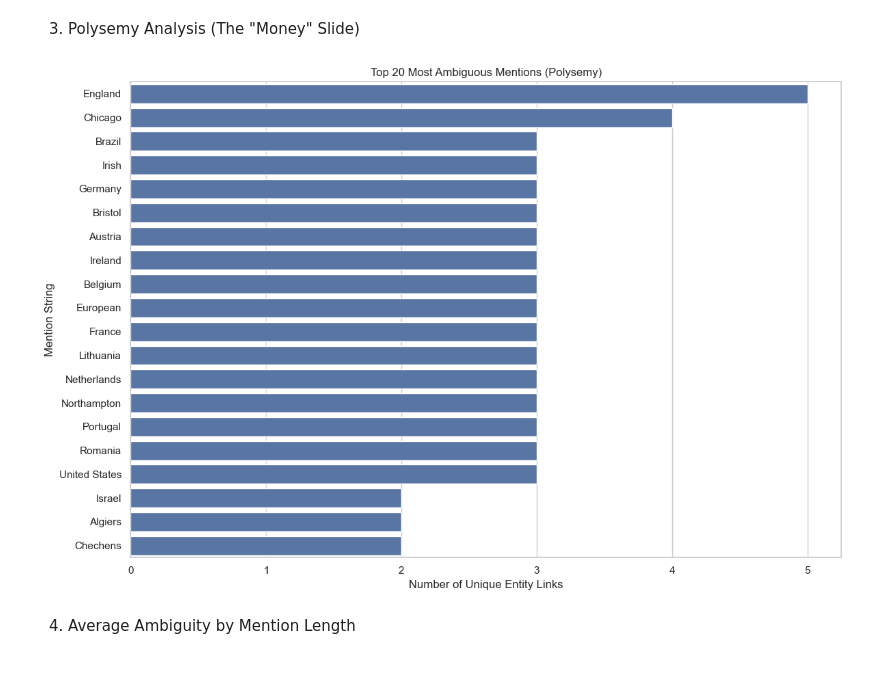
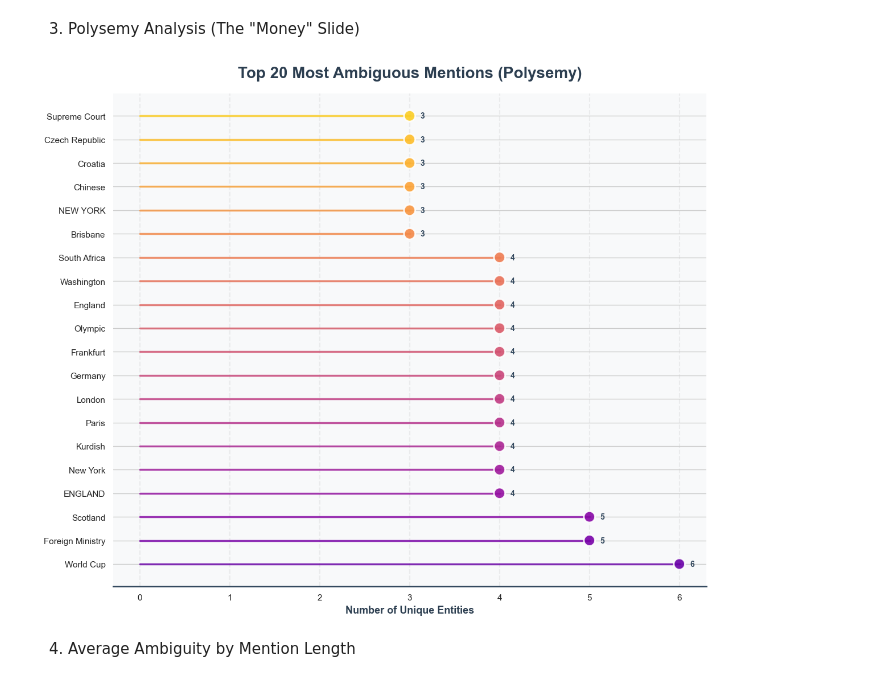
Before and after one commit to chihab4real/Clarify-and-Link, a Jupyter notebook: aida_analysis.ipynb, the cells around one changed output. Cells and saved outputs as stored; diff of their text form; code cells hidden in the pictures.

```diff
--- a/aida_analysis.ipynb
+++ b/aida_analysis.ipynb
@@ -64,20 +135,45 @@ print("   High frequency often correlates with ambiguity - 'US' could be country
 # %% [markdown]
 3. Polysemy Analysis (The "Money" Slide)
-# %%
-polysemy_df = df.groupby('mention')['Wikipedia_title'].nunique().sort_values(ascending=False)
-plt.figure(figsize=(12, 8))
-top_20_ambiguous = polysemy_df.head(20)
-sns.barplot(x=top_20_ambiguous.values, y=top_20_ambiguous.index, orient='h', palette='rocket')
-plt.title('Top 20 Most Ambiguous Mentions (Polysemy)')
-plt.xlabel('Number of Unique Entity Links')
-plt.ylabel('Mention String')
-plt.tight_layout()
-plt.show()
-
-print(f"\nMost ambiguous: '{polysemy_df.index[0]}' with {polysemy_df.iloc[0]} different Wikipedia entities")
-print("\n📊 KEY INSIGHT: Common names and locations have extreme ambiguity (14+ possible entities).")
-print("   'Jordan' = country, person, river, brand... Clarify-and-Link is ESSENTIAL here!")
-# %% [output]
-[figure, removed]
+# %%
+df_linked = df_entities[df_entities['qid'].notna()]
+ambiguity = df_linked.groupby('mention')['qid'].nunique().sort_values(ascending=False)
+
+top_ambiguous = ambiguity.head(20)
+# %%
+fig, ax = plt.subplots(figsize=(12, 10), facecolor='white')
+
+colors = plt.cm.plasma(np.linspace(0.2, 0.9, len(top_ambiguous)))
+
+y_pos = np.arange(len(top_ambiguous))
+
+
+for i, (mention, count) in enumerate(top_ambiguous.items()):
+    ax.plot([0, count], [i, i], color=colors[i], linewidth=2.5, alpha=0.8, zorder=1)
+
+
+scatter = ax.scatter(top_ambiguous.values, y_pos, s=200, c=colors, alpha=0.9, edgecolors='white', linewidth=2, zorder=2)
+
+ax.set_yticks(y_pos)
+ax.set_yticklabels(top_ambiguous.index, fontsize=11)
+ax.set_xlabel('Number of Unique Entities', fontsize=13, fontweight='bold', color='#2c3e50')
+ax.set_title('Top 20 Most Ambiguous Mentions (Polysemy)', fontsize=20, fontweight='bold', pad=20, color='#2c3e50')
+
+
+for i, count in enumerate(top_ambiguous.values):
+    ax.text(count + max(top_ambiguous.values) * 0.02, i, str(count), va='center', fontsize=10, fontweight='bold', color='#34495e')
+
+ax.spines['top'].set_visible(False)
+ax.spines['right'].set_visible(False)
+ax.spines['left'].set_visible(False)
+ax.spines['bottom'].set_linewidth(2)
+ax.spines['bottom'].set_color('#34495e')
+ax.grid(axis='x', alpha=0.3, linestyle='--', linewidth=1.5)
+ax.set_axisbelow(True)
+ax.set_facecolor('#f8f9fa')
+
+plt.tight_layout()
+plt.show()
+# %% [output]
+[figure, added]
 # %% [markdown]
 4. Average Ambiguity by Mention Length
```
Also changed, not shown: parts of 40 cells of this notebook.
